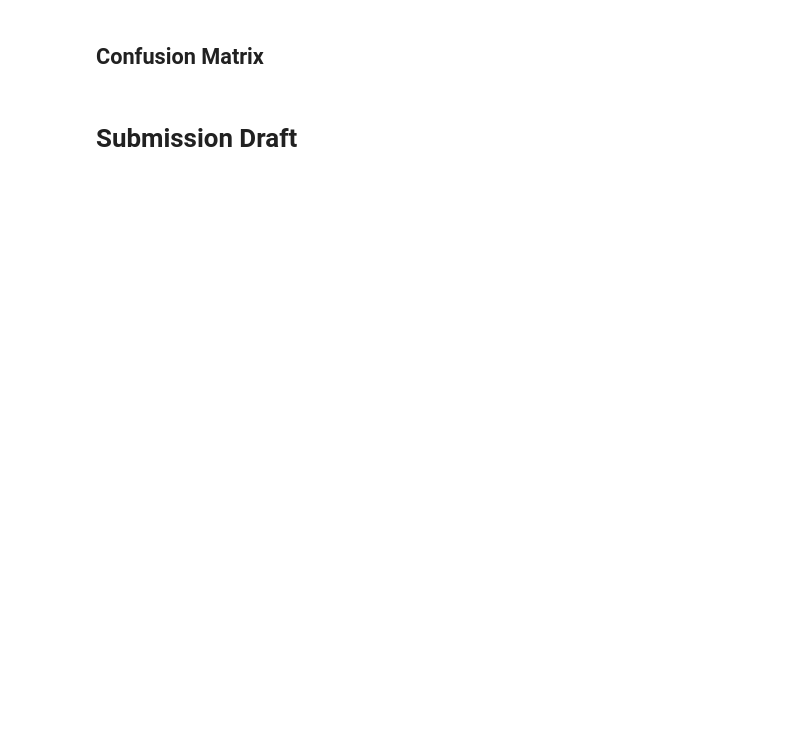
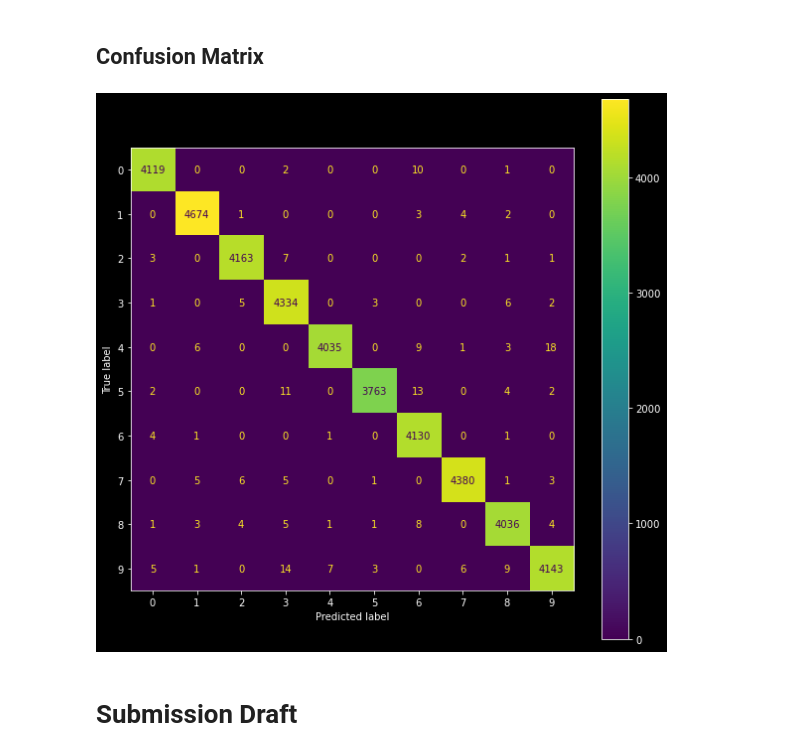
Before and after one commit to KorwinBieniek/kaggle_projects, a Jupyter notebook: mnist_classification_notebook.ipynb, the cells around one changed output. Saved outputs shown, nothing was run; the diff lists cells and outputs as text; code cells hidden in the pictures; blank space fills up the shorter version.

```diff
--- a/mnist_classification_notebook.ipynb
+++ b/mnist_classification_notebook.ipynb
@@ -239,11 +268,13 @@ history_df[["accuracy", "val_accuracy"]].plot(title='accuracy');
 # %%
 from sklearn.metrics import confusion_matrix, ConfusionMatrixDisplay
 
-y_test_pred = model.predict(X_test).argmax(axis=1)
+y_train_pred = model.predict(X_train).argmax(axis=1)
 
-cm = confusion_matrix(y_true=y_test, y_pred=y_test_pred)
+cm = confusion_matrix(y_true=y_train, y_pred=y_train_pred)
 
 cm_disp = ConfusionMatrixDisplay(cm)
 _, ax = plt.subplots(figsize=(10,10))
 cm_disp.plot(ax=ax)
 plt.show()
+# %% [output]
+[figure, added]
```
Also changed, not shown: parts of 30 cells of this notebook, 3 other files.
